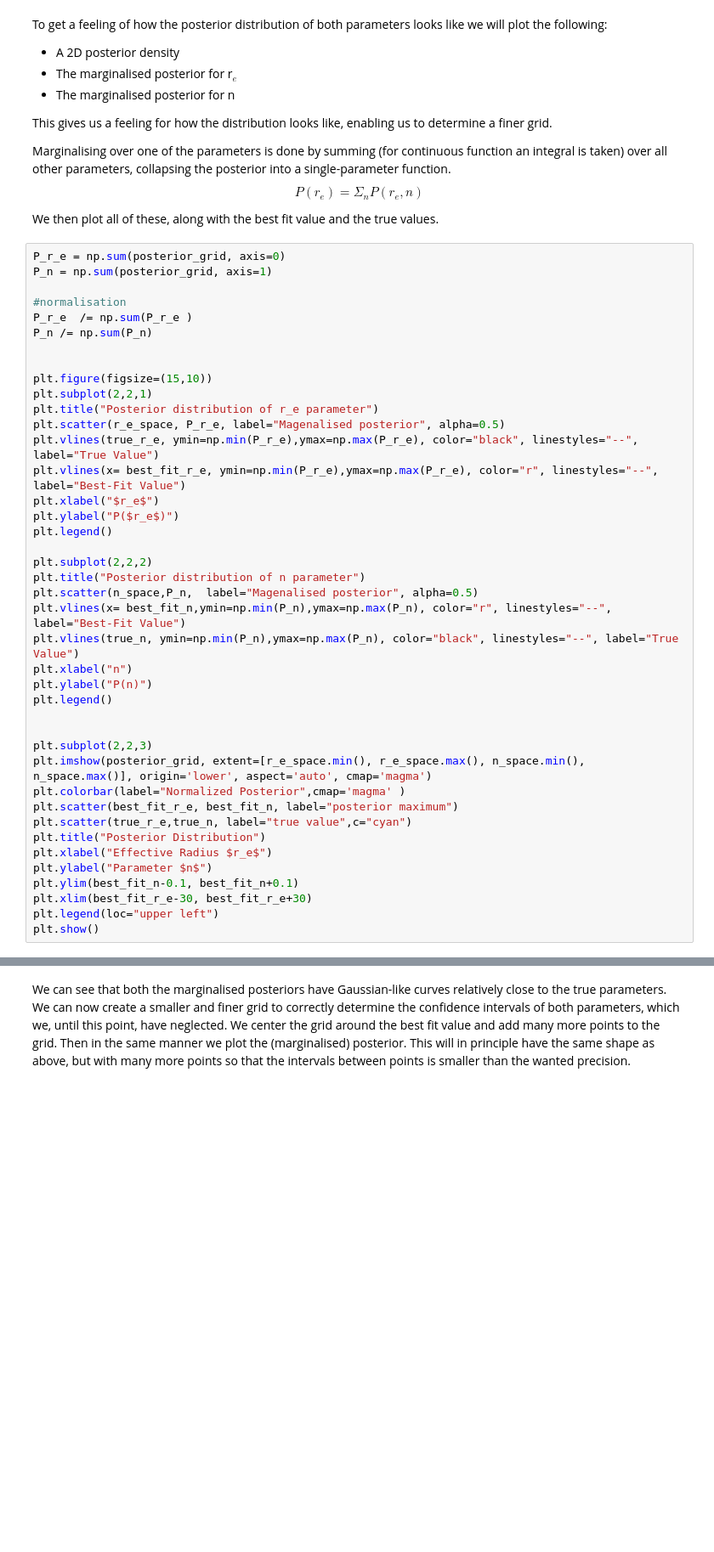
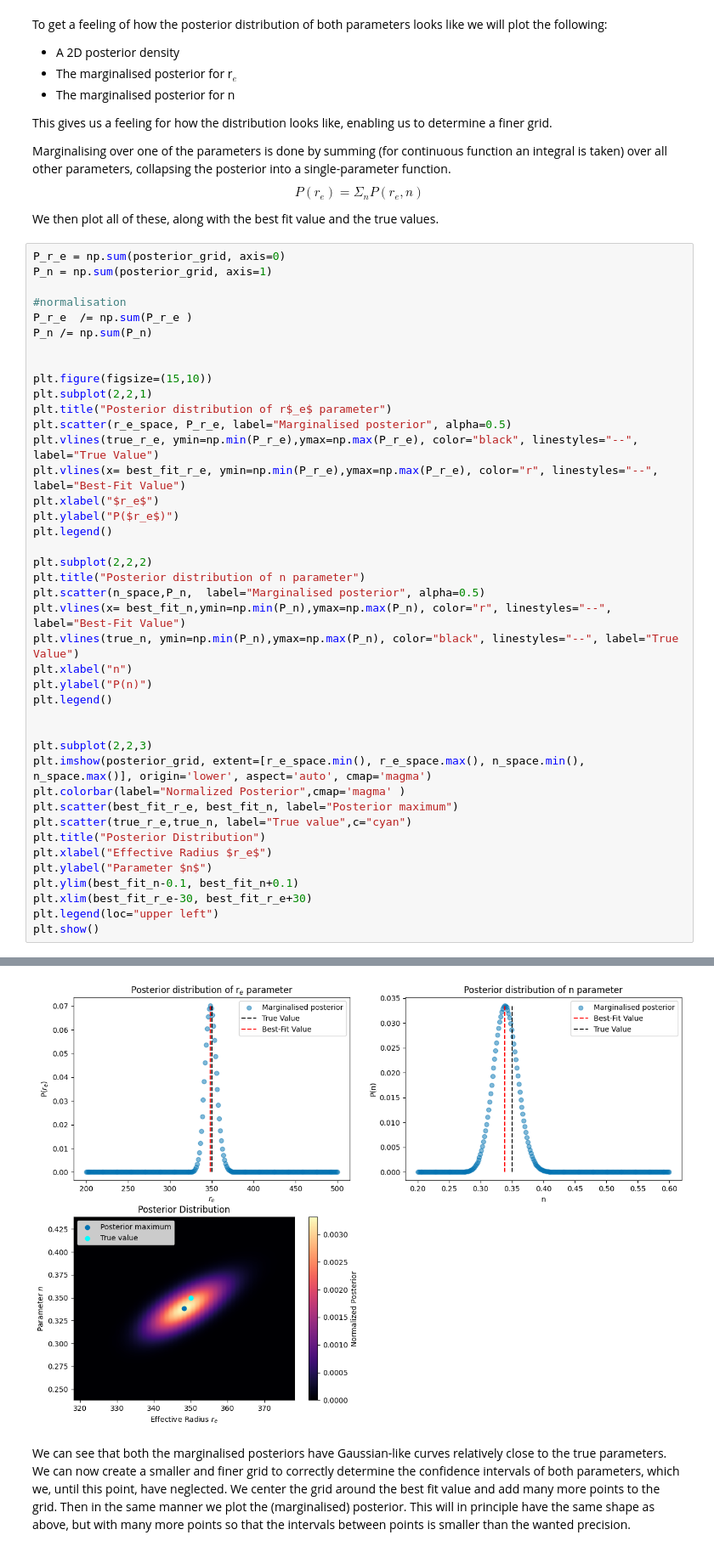
Before and after one commit to t-kist/Bayesian-Statistics-for-Astrophysics-2024, a Jupyter notebook: bayes24/lecture_notes/group4/Chapter4.ipynb, the cells around one changed output, grey strips where cells are left out. Shown at 85% size. Cells and saved outputs as stored; diff of their text form; blank space fills up the shorter version.

```diff
--- a/bayes24/lecture_notes/group4/Chapter4.ipynb
+++ b/bayes24/lecture_notes/group4/Chapter4.ipynb
@@ -396,8 +396,8 @@ P_n /= np.sum(P_n)
 
 plt.figure(figsize=(15,10))
 plt.subplot(2,2,1)
-plt.title("Posterior distribution of r_e parameter")
-plt.scatter(r_e_space, P_r_e, label="Magenalised posterior", alpha=0.5)
+plt.title("Posterior distribution of r$_e$ parameter")
+plt.scatter(r_e_space, P_r_e, label="Marginalised posterior", alpha=0.5)
 plt.vlines(true_r_e, ymin=np.min(P_r_e),ymax=np.max(P_r_e), color="black", linestyles="--", label="True Value")
 plt.vlines(x= best_fit_r_e, ymin=np.min(P_r_e),ymax=np.max(P_r_e), color="r", linestyles="--", label="Best-Fit Value")
 plt.xlabel("$r_e$")
@@ -406,7 +406,7 @@ plt.legend()
 
 plt.subplot(2,2,2)
 plt.title("Posterior distribution of n parameter")
-plt.scatter(n_space,P_n,  label="Magenalised posterior", alpha=0.5)
+plt.scatter(n_space,P_n,  label="Marginalised posterior", alpha=0.5)
 plt.vlines(x= best_fit_n,ymin=np.min(P_n),ymax=np.max(P_n), color="r", linestyles="--", label="Best-Fit Value")
 plt.vlines(true_n, ymin=np.min(P_n),ymax=np.max(P_n), color="black", linestyles="--", label="True Value")
 plt.xlabel("n")
@@ -417,8 +417,8 @@ plt.legend()
 plt.subplot(2,2,3)
 plt.imshow(posterior_grid, extent=[r_e_space.min(), r_e_space.max(), n_space.min(), n_space.max()], origin='lower', aspect='auto', cmap='magma')
 plt.colorbar(label="Normalized Posterior",cmap='magma' )
-plt.scatter(best_fit_r_e, best_fit_n, label="posterior maximum")
-plt.scatter(true_r_e,true_n, label="true value",c="cyan")
+plt.scatter(best_fit_r_e, best_fit_n, label="Posterior maximum")
+plt.scatter(true_r_e,true_n, label="True value",c="cyan")
 plt.title("Posterior Distribution")
 plt.xlabel("Effective Radius $r_e$")
 plt.ylabel("Parameter $n$")
@@ -431,3 +430,4 @@ NameError: name 'posterior_grid' is not defined
+[figure, added]
 # %% [markdown]
 We can see that both the marginalised posteriors have Gaussian-like curves relatively close to the true parameters. We can now create a smaller and finer grid to correctly determine the confidence intervals of both parameters, which we, until this point, have neglected. We center the grid around the best fit value and add many more points to the grid. Then in the same manner we plot the (marginalised) posterior. This will in principle have the same shape as above, but with many more points so that the intervals between points is smaller than the wanted precision.
 # %%
```
Also changed, not shown: parts of 9 cells of this notebook.
